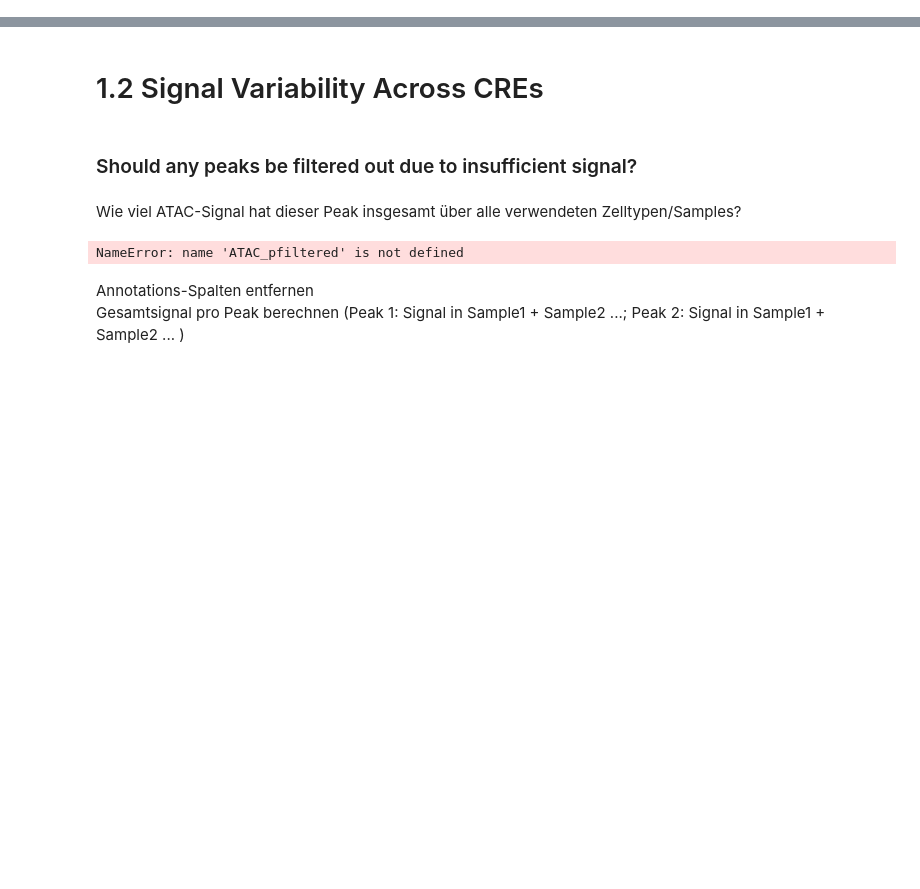
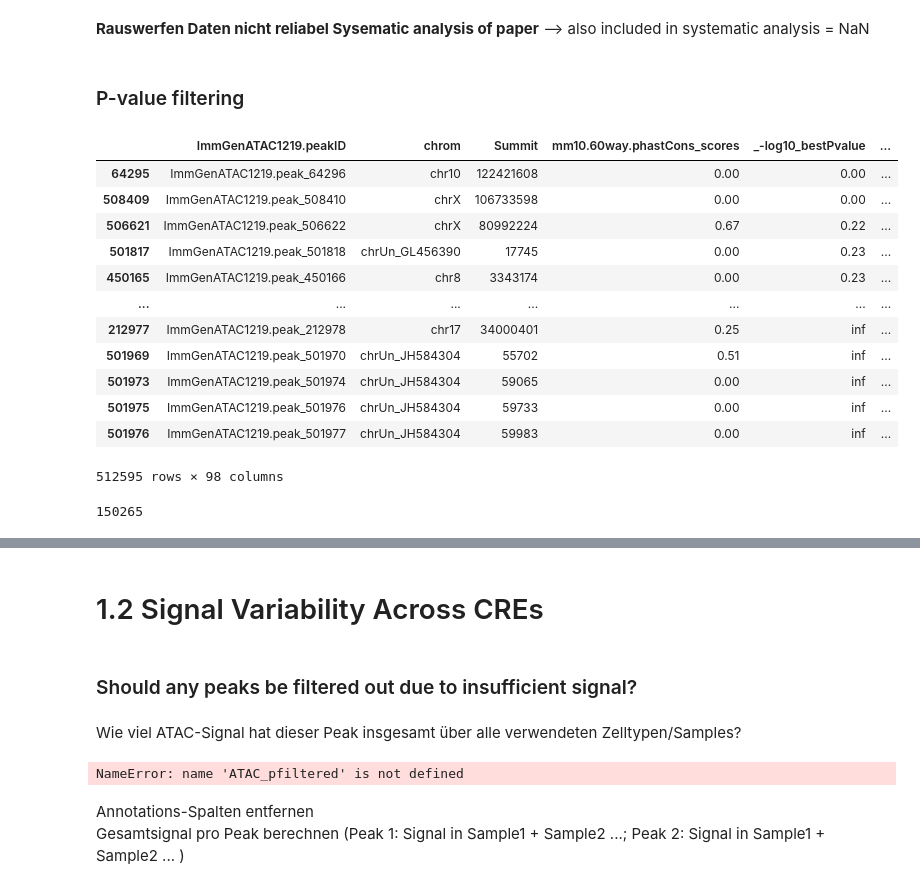
Before and after one commit to datascience-mobi-2026/topic04_team03, a Jupyter notebook: jupyter_rosa_3.ipynb, the cells around one changed output, grey strips where cells are left out. Cells and saved outputs as stored; diff of their text form; code cells hidden in the pictures; blank space fills up the shorter version.

```diff
--- a/jupyter_rosa_3.ipynb
+++ b/jupyter_rosa_3.ipynb
@@ -0,0 +111,27 @@
+# %% [markdown]
+**Rauswerfen Daten nicht reliabel Sysematic analysis of paper**
+--> also included in systematic analysis = NaN
+# %% [markdown]
+<h3>P-value filtering</h3>
+# %%
+Minimum_pvalues = ATAC_data["_-log10_bestPvalue"].min()
+ATAC_data.sort_values(by=["_-log10_bestPvalue"])
+# %% [output]
+|  | ImmGenATAC1219.peakID | chrom | Summit | mm10.60way.phastCons_scores | _-log10_bestPvalue | ... |
+| 64295 | ImmGenATAC1219.peak_64296 | chr10 | 122421608 | 0.00 | 0.00 | ... |
+| 508409 | ImmGenATAC1219.peak_508410 | chrX | 106733598 | 0.00 | 0.00 | ... |
+| 506621 | ImmGenATAC1219.peak_506622 | chrX | 80992224 | 0.67 | 0.22 | ... |
+| 501817 | ImmGenATAC1219.peak_501818 | chrUn_GL456390 | 17745 | 0.00 | 0.23 | ... |
+| 450165 | ImmGenATAC1219.peak_450166 | chr8 | 3343174 | 0.00 | 0.23 | ... |
+| ... | ... | ... | ... | ... | ... | ... |
+| 212977 | ImmGenATAC1219.peak_212978 | chr17 | 34000401 | 0.25 | inf | ... |
+| 501969 | ImmGenATAC1219.peak_501970 | chrUn_JH584304 | 55702 | 0.51 | inf | ... |
+| 501973 | ImmGenATAC1219.peak_501974 | chrUn_JH584304 | 59065 | 0.00 | inf | ... |
+| 501975 | ImmGenATAC1219.peak_501976 | chrUn_JH584304 | 59733 | 0.00 | inf | ... |
+| 501976 | ImmGenATAC1219.peak_501977 | chrUn_JH584304 | 59983 | 0.00 | inf | ... |
+512595 rows × 98 columns
+# %%
+logp_threshold_data = ATAC_data[ATAC_data["_-log10_bestPvalue"] < -np.log10(0.05)] #nach p=0.05 filtern
+len(logp_threshold_data)
+# %% [output]
+150265
```
Also changed, not shown: parts of 26 cells of this notebook, 1 other file.
